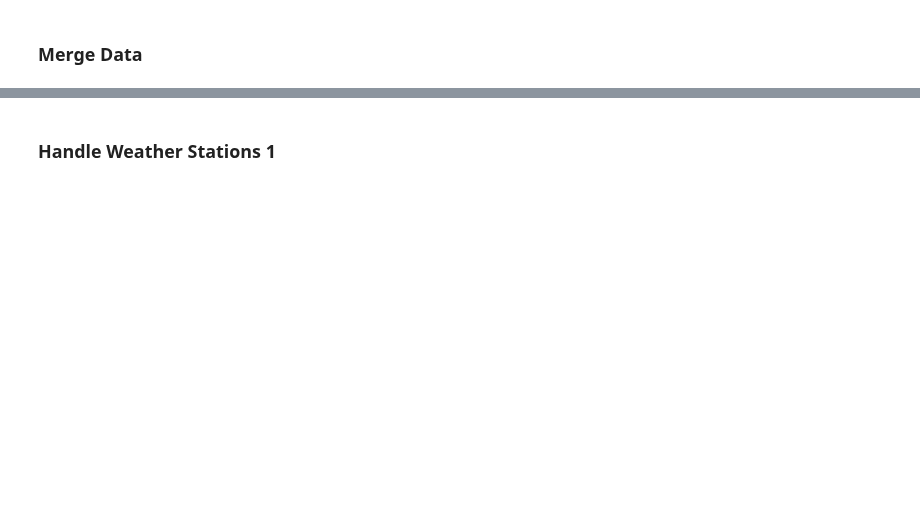
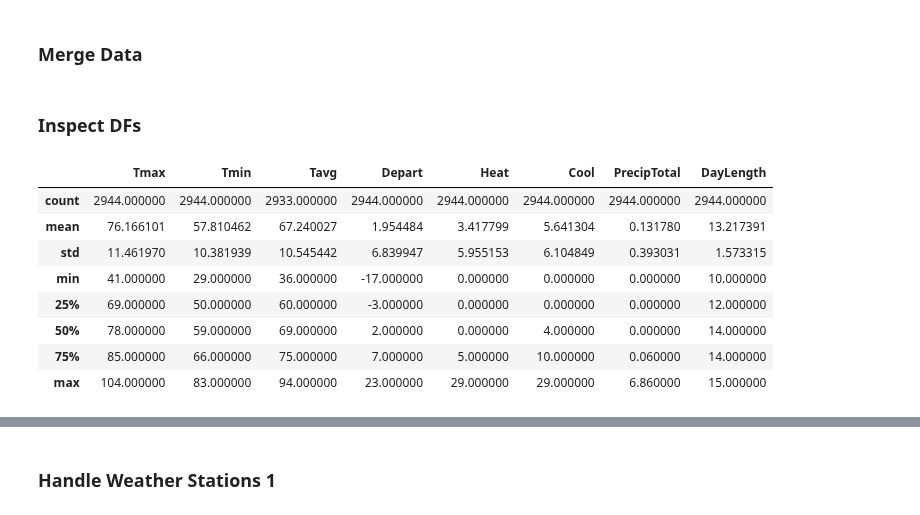
Before and after one commit to baumanab/Udacity_MachineLearningEngineer_ND, a Jupyter notebook: projects/capstone/WNV_Model.ipynb, the cells around one changed output, grey strips where cells are left out. Saved outputs shown, nothing was run; the diff lists cells and outputs as text; code cells hidden in the pictures; blank space fills up the shorter version.

```diff
--- a/projects/capstone/WNV_Model.ipynb
+++ b/projects/capstone/WNV_Model.ipynb
@@ -305,0 +324,3 @@ weather['DayLength'] = (weather.Sunset - weather.Sunrise).astype('timedelta64[h]
+# %%
+extract_2 = weather[weather.Station == '2'].reset_index(drop = True)
+extract_2.head()
@@ -305,0 +334,3 @@ weather['DayLength'] = (weather.Sunset - weather.Sunrise).astype('timedelta64[h]
+# %%
+extract_1 = weather[weather.Station == '1'].reset_index(drop = True)
+extract_1.head()
@@ -306 +344,6 @@ weather['DayLength'] = (weather.Sunset - weather.Sunrise).astype('timedelta64[h]
+# %%
+joined_1 = extract_1.join(station_blend)
+joined_2 = extract_2.join(station_blend)
+# %%
+weather_blend = pd.concat([joined_1, joined_2])
 # %%
@@ -360,2 +422,16 @@ test = test.merge(weather, on='Date')
 train = train.drop(['Date'], axis = 1)
 test = test.drop(['Date'], axis = 1)
+# %% [markdown]
+### Inspect DFs
+# %%
+weather_blend.ix[:,:12].describe()
+# %% [output]
+|  | Tmax | Tmin | Tavg | Depart | Heat | Cool | PrecipTotal | DayLength |
+| count | 2944.000000 | 2944.000000 | 2933.000000 | 2944.000000 | 2944.000000 | 2944.000000 | 2944.000000 | 2944.000000 |
+| mean | 76.166101 | 57.810462 | 67.240027 | 1.954484 | 3.417799 | 5.641304 | 0.131780 | 13.217391 |
+| std | 11.461970 | 10.381939 | 10.545442 | 6.839947 | 5.955153 | 6.104849 | 0.393031 | 1.573315 |
+| min | 41.000000 | 29.000000 | 36.000000 | -17.000000 | 0.000000 | 0.000000 | 0.000000 | 10.000000 |
+| 25% | 69.000000 | 50.000000 | 60.000000 | -3.000000 | 0.000000 | 0.000000 | 0.000000 | 12.000000 |
+| 50% | 78.000000 | 59.000000 | 69.000000 | 2.000000 | 0.000000 | 4.000000 | 0.000000 | 14.000000 |
+| 75% | 85.000000 | 66.000000 | 75.000000 | 7.000000 | 5.000000 | 10.000000 | 0.060000 | 14.000000 |
+| max | 104.000000 | 83.000000 | 94.000000 | 23.000000 | 29.000000 | 29.000000 | 6.860000 | 15.000000 |
```
Also changed, not shown: parts of 20 cells of this notebook, 6 other files.
